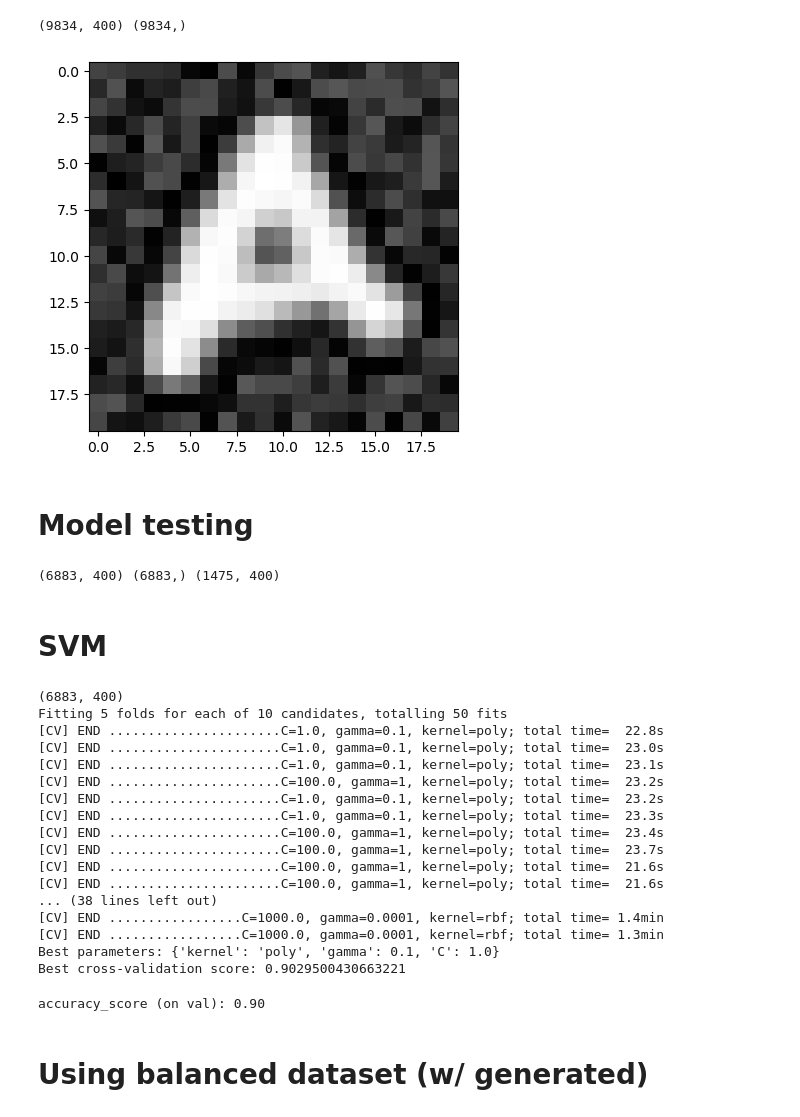
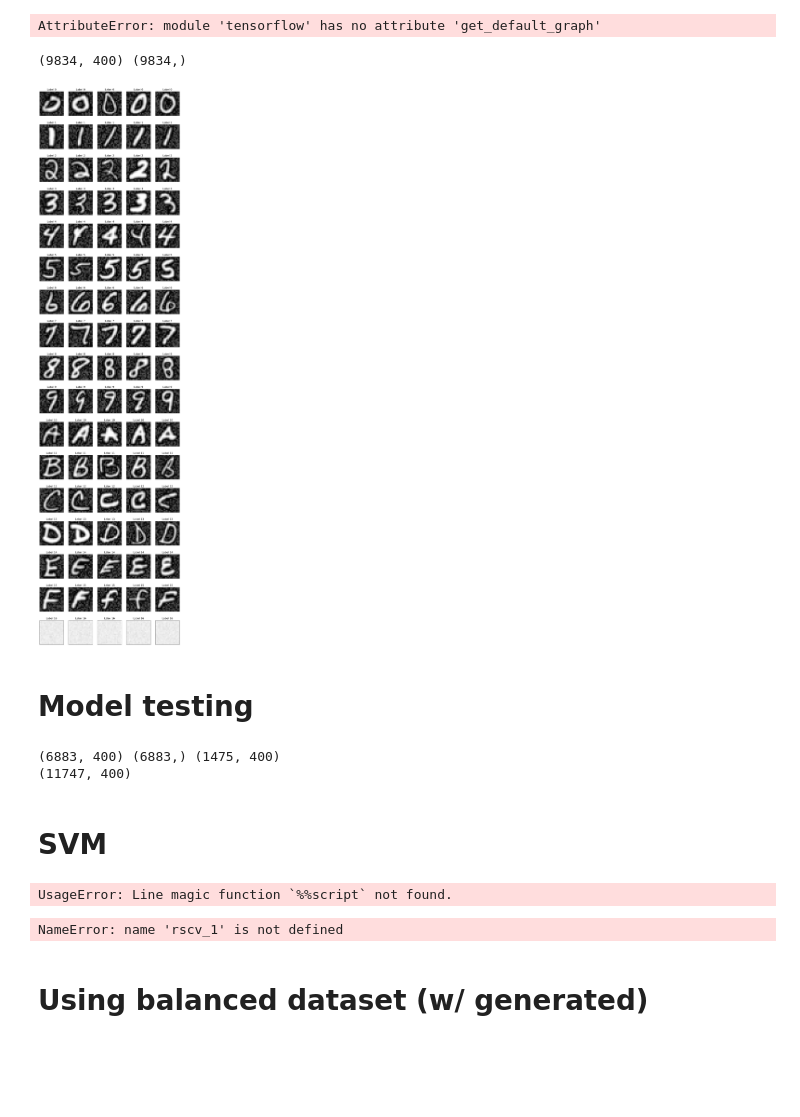
Before and after one commit to vhrollo/inf264_project2, a Jupyter notebook: src/soda_test.ipynb, the cells around one changed output. Saved outputs shown, nothing was run; the diff lists cells and outputs as text; code cells hidden in the pictures; blank space fills up the shorter version.

```diff
--- a/src/soda_test.ipynb
+++ b/src/soda_test.ipynb
@@ -15,16 +20,29 @@ keras.utils.set_random_seed(seed)
+# %%
+from keras import backend as K
+#Force single thread
+session = tf.compat.v1.Session(graph=tf.get_default_graph(), config=session_config)
+K.set_session(session)
+# %% [output]
+AttributeError: module 'tensorflow' has no attribute 'get_default_graph'
 # %%
 dataset = np.load('../data/dataset.npz',)
 X, y = dataset['X'], dataset['y']
 print(X.shape, y.shape)
 # %% [output]
 (9834, 400) (9834,)
-# %%
-#k = range(0,16)
-
-plt.imshow(X[0].reshape(20,20), vmin=0, vmax=255, cmap="gray")
-plt.show()
-# %% [output]
-[figure, removed]
+# %%
+fig, axis = plt.subplots(17, 5, figsize=(12, 48))
+
+for label in range(17):
+    for i in range(5):
+        axis[label, i].imshow(X[y == label][i+5].reshape(20, 20), vmin=0, vmax=255, cmap='gray')
+        axis[label, i].set_xticks([])
+        axis[label, i].set_yticks([])
+        axis[label, i].set_title(f'Label {label}')
+
+plt.show()
+# %% [output]
+[figure, added]
 # %% [markdown]
 # Model testing
 # %%
@@ -35,25 +53,32 @@ X_train, X_val_test, y_train, y_val_test = train_test_split(X,y,train_size=.7,ra
 X_val,X_test,y_val,y_test = train_test_split(X_val_test,y_val_test, train_size=.5, random_state=seed)
 
 print(X_train.shape,y_train.shape,X_val.shape)
+
+from preprocessing import generate_balanced_data
+#print(X_train.shape,y_train.shape)
+X_train_aug, y_train_aug = generate_balanced_data(X_train, y_train, seed=seed)
+print(X_train_aug.shape)
 # %% [output]
 (6883, 400) (6883,) (1475, 400)
+(11747, 400)
 # %% [markdown]
 # SVM
 # %%
 #quick and dirty >:)
+
 from sklearn.svm import SVC
 from sklearn.model_selection import RandomizedSearchCV
 #want proba for each cat
 svm = SVC(probability=True)
 print(X_train.shape)
 hyper_params = {
-    'C' : [1e3, 1e2, 1e1, 1e0],
-    'gamma' : [0.0001,0.001,0.1,1],
+    'C' : [1e2, 1e1, 1e0],
+    'gamma' : [0.0001,0.001],
     'kernel' : ['rbf','poly'],
     #'coef0' : [0, 1, 2],
 }
 
-rscv = RandomizedSearchCV(estimator=svm,
+rscv_1 = RandomizedSearchCV(estimator=svm,
                     random_state=seed,
                     param_distributions=hyper_params,
                     scoring='accuracy',
@@ -63,38 +88,22 @@ rscv = RandomizedSearchCV(estimator=svm,
                     )
 
 
-rscv.fit(X_train,y_train)
+rscv_1.fit(X_train,y_train)
 
-print(f"Best parameters: {rscv.best_params_}")
-print(f"Best cross-validation score: {rscv.best_score_}")
+print(f"Best parameters: {rscv_1.best_params_}")
+print(f"Best cross-validation score: {rscv_1.best_score_}")
 # %% [output]
-(6883, 400)
-Fitting 5 folds for each of 10 candidates, totalling 50 fits
-[CV] END ......................C=1.0, gamma=0.1, kernel=poly; total time=  22.8s
-[CV] END ......................C=1.0, gamma=0.1, kernel=poly; total time=  23.0s
-[CV] END ......................C=1.0, gamma=0.1, kernel=poly; total time=  23.1s
-[CV] END ......................C=100.0, gamma=1, kernel=poly; total time=  23.2s
-[CV] END ......................C=1.0, gamma=0.1, kernel=poly; total time=  23.2s
-[CV] END ......................C=1.0, gamma=0.1, kernel=poly; total time=  23.3s
-[CV] END ......................C=100.0, gamma=1, kernel=poly; total time=  23.4s
-[CV] END ......................C=100.0, gamma=1, kernel=poly; total time=  23.7s
-[CV] END ......................C=100.0, gamma=1, kernel=poly; total time=  21.6s
-[CV] END ......................C=100.0, gamma=1, kernel=poly; total time=  21.6s
-... (38 lines left out)
-[CV] END .................C=1000.0, gamma=0.0001, kernel=rbf; total time= 1.4min
-[CV] END .................C=1000.0, gamma=0.0001, kernel=rbf; total time= 1.3min
-Best parameters: {'kernel': 'poly', 'gamma': 0.1, 'C': 1.0}
-Best cross-validation score: 0.9029500430663221
+UsageError: Line magic function `%%script` not found.
 # %%
 from sklearn.metrics import accuracy_score
 
-best_svm = rscv.best_estimator_
+best_svm = rscv_1.best_estimator_
 
-y_pred = best_svm.predict(X_val)
-accuracy = accuracy_score(y_val, y_pred)
+y_pred_1 = best_svm.predict(X_val)
+accuracy = accuracy_score(y_val, y_pred_1)
 print(f"accuracy_score (on val): {accuracy:.2f}")
 # %% [output]
-accuracy_score (on val): 0.90
+NameError: name 'rscv_1' is not defined
 # %% [markdown]
 # Using balanced dataset (w/ generated)
 # %%
```
Also changed, not shown: parts of 15 cells of this notebook.
